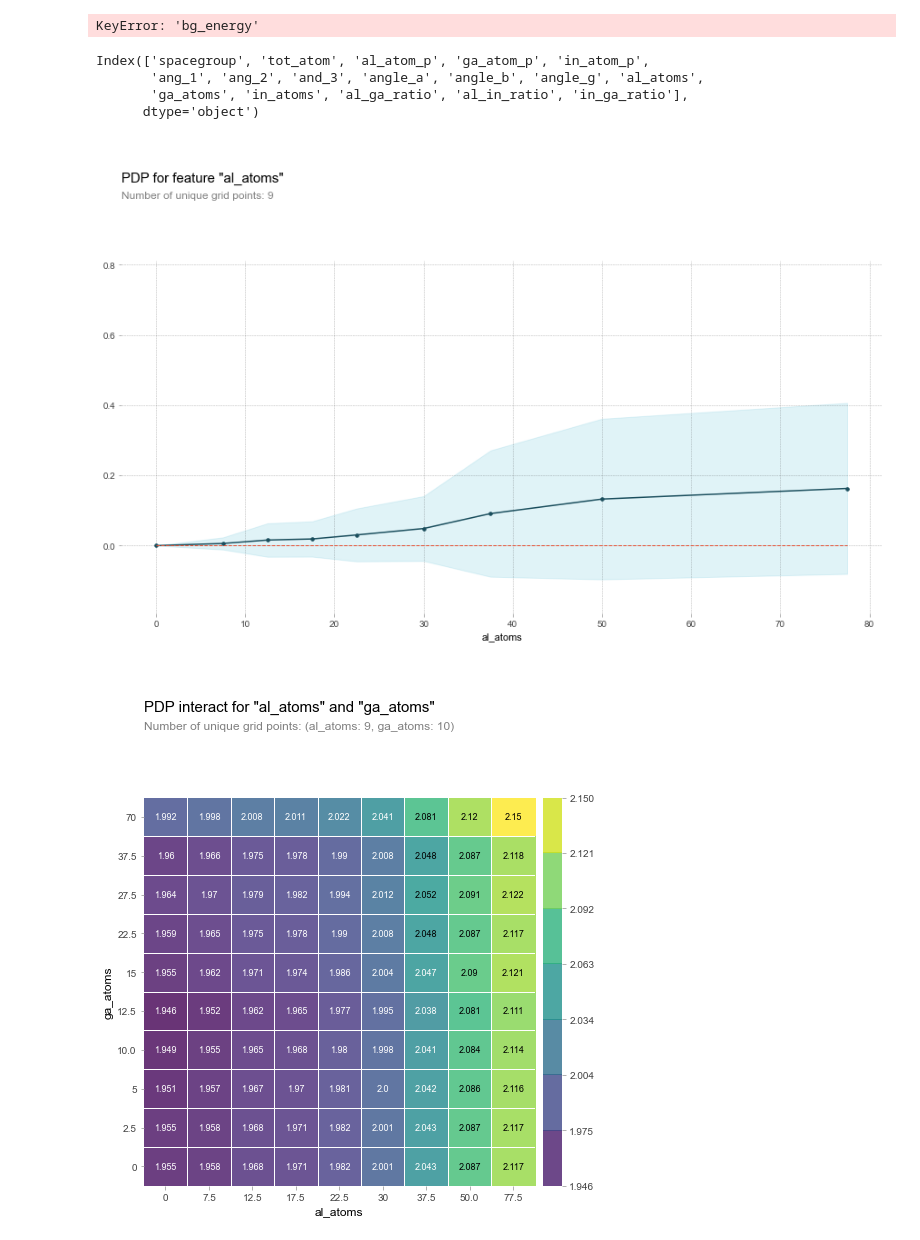
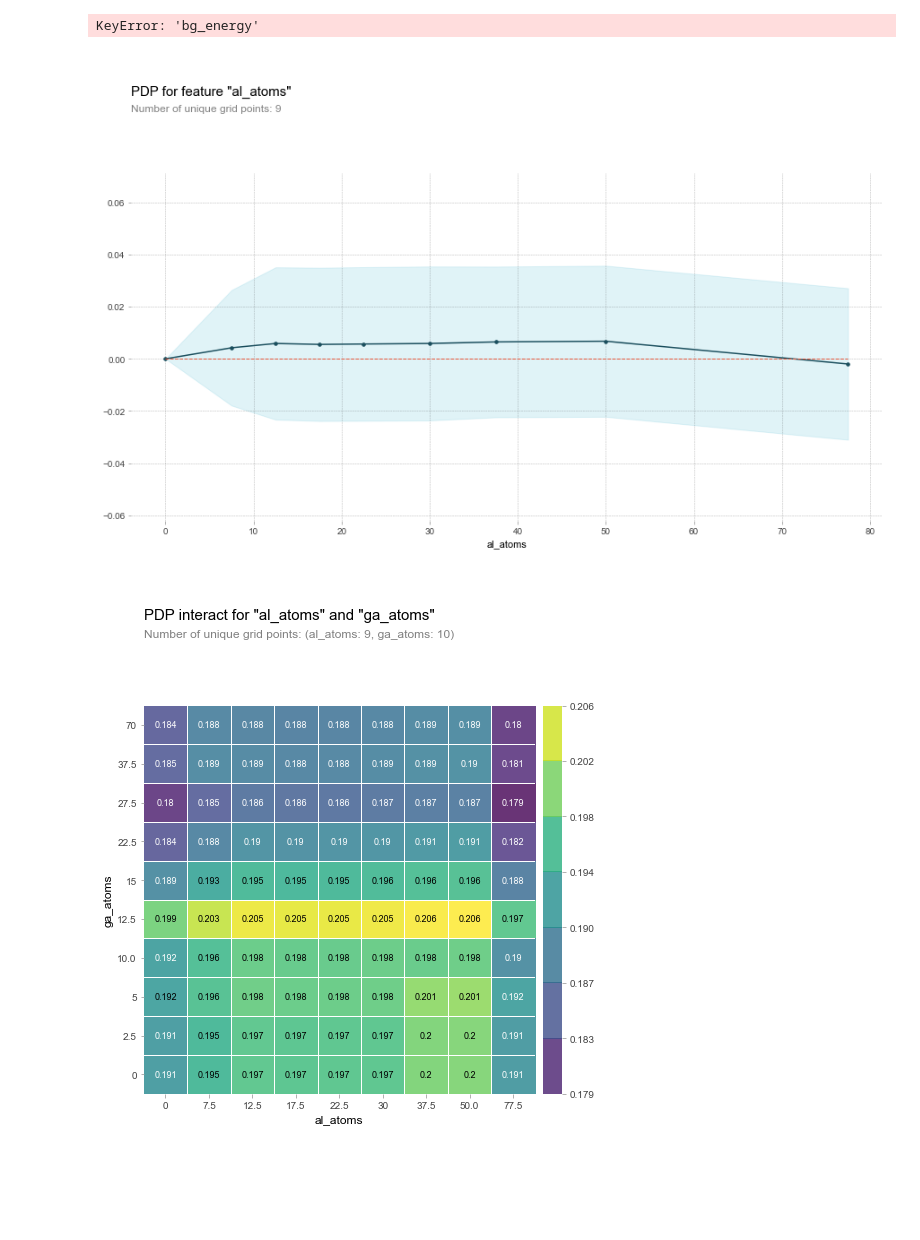
Before and after one commit to reesh19/DS-Unit-2-Applied-Modeling, a Jupyter notebook: conductors/unit_2_project.ipynb, the cells around one changed output. Drawn from its saved outputs; the diff is of its cells as text; code cells hidden in the pictures; blank space fills up the shorter version.

```diff
--- a/conductors/unit_2_project.ipynb
+++ b/conductors/unit_2_project.ipynb
@@ -159,29 +189,20 @@ for n in dic['bgmod']:
 # %% [output]
 KeyError: 'bg_energy'
-# %%
-X_train.columns
-# %% [output]
-Index(['spacegroup', 'tot_atom', 'al_atom_p', 'ga_atom_p', 'in_atom_p',
-       'ang_1', 'ang_2', 'and_3', 'angle_a', 'angle_b', 'angle_g', 'al_atoms',
-       'ga_atoms', 'in_atoms', 'al_ga_ratio', 'al_in_ratio', 'in_ga_ratio'],
-      dtype='object')
 # %%
 feature = 'al_atoms'
 features = ['al_atoms', 'ga_atoms']
 
-isolate = pdp_isolate( model = model_xgbr ,
-                       dataset = X_val ,
-                       model_features = X_val.columns ,
+isolate1 = pdp_isolate( model = model_xgbr1 ,
+                       dataset = X1_val ,
+                       model_features = X1_val.columns ,
                        feature = feature )
+pdp_plot( isolate1, feature_name = feature );
 
-pdp_plot( isolate, feature_name = feature );
-
-interact = pdp_interact( model = model_xgbr ,
-                         dataset = X_val ,
-                         model_features = X_val.columns ,
+interact1 = pdp_interact( model = model_xgbr1 ,
+                         dataset = X1_val ,
+                         model_features = X1_val.columns ,
                          features = features )
-
-pdp_interact_plot( interact , plot_type = 'grid' , feature_names = features );
+pdp_interact_plot( interact1 , plot_type = 'grid' , feature_names = features );
 # %% [output]
-[figure, old version]
+[figure, new version]
-[figure, old version]
+[figure, new version]
```
Also changed, not shown: parts of 6 cells of this notebook.
